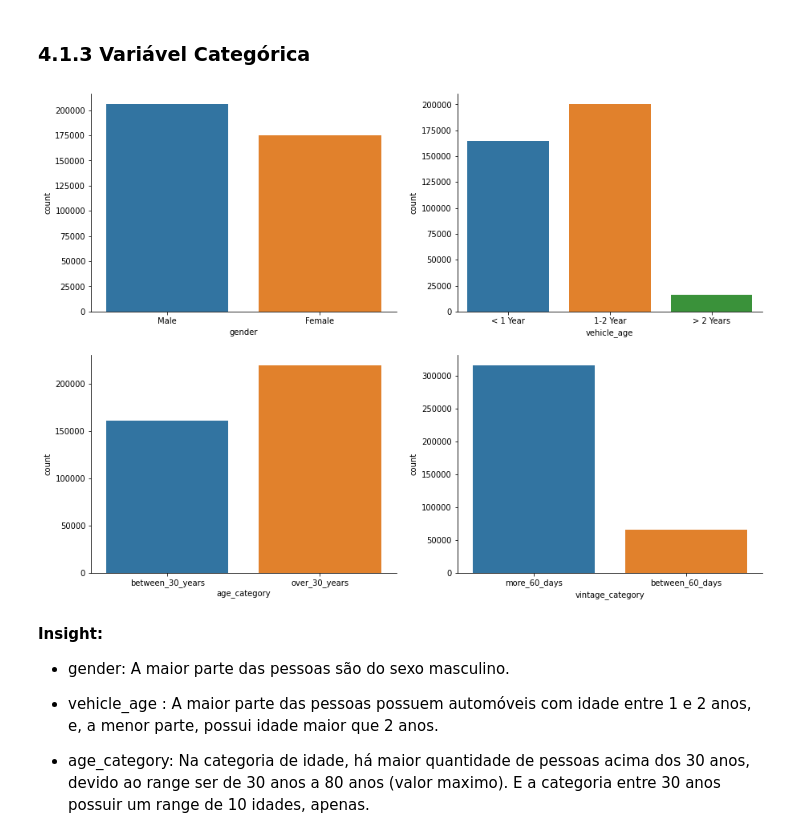
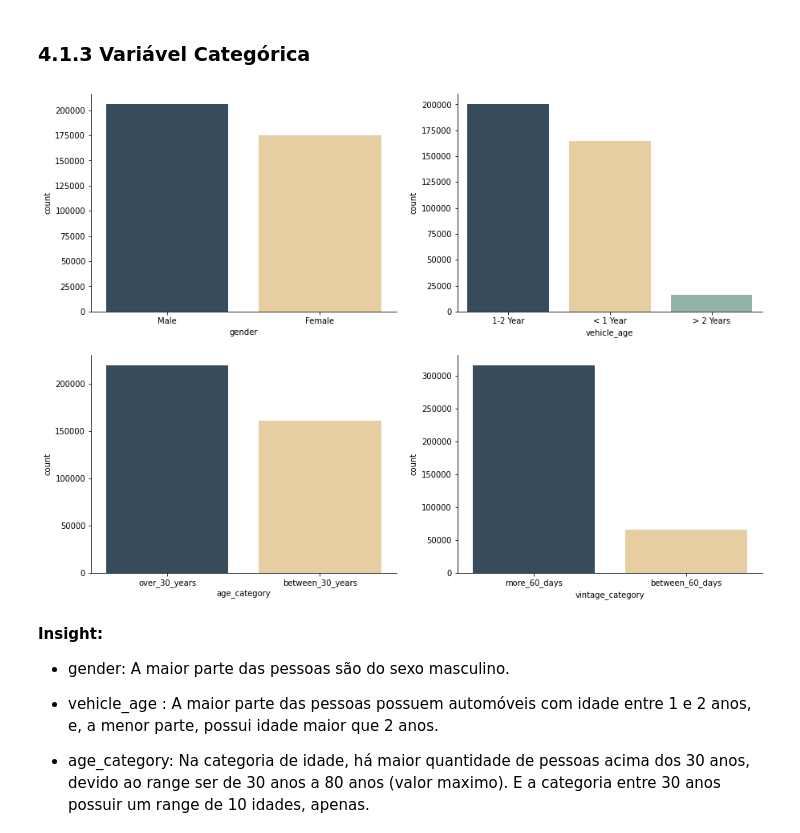
Before and after one commit to Jhonatanslopes/Health-Insurance-Cross-sell, a Jupyter notebook: notebook/notebook.ipynb, the cells around one changed output. Drawn from its saved outputs; the diff is of its cells as text; code cells hidden in the pictures.

```diff
--- a/notebook/notebook.ipynb
+++ b/notebook/notebook.ipynb
@@ -92,6 +89,9 @@ import pickle
 # %%
 # ignore warnings
 warnings.filterwarnings('ignore')
+
+# palette color
+color1, color2 = '#304d63', '#f2d096'
 
 # correlation categories
 def cramer_v(x, y):
@@ -551,26 +553,28 @@ sns.despine(right=True);
 # %%
 # Filter categorical data
 categorical = df4.select_dtypes(include=['object'])
 
 # Figure 1
 plt.figure(figsize=(15, 11))
 plt.subplot(2, 2, 1)
-sns.countplot(x='gender', data=df4)
+sns.countplot(x='gender', data=df4, palette=[color1, color2])
 
 # Figure 2
 plt.subplot(2, 2, 2)
-sns.countplot(x='vehicle_age', data=df4)
+sns.countplot(x='vehicle_age', data=df4, order=df4.vehicle_age.value_counts().sort_values(ascending=False).index,
+                                                                             palette=[color1, color2, '#8fb9aa'])
 
 # Figure 3
 plt.subplot(2, 2, 3)
-sns.countplot(x='age_category', data=df4)
+sns.countplot(x='age_category', data=df4, order=df4.age_category.value_counts().sort_values(ascending=False).index,
+                                                                                          palette=[color1, color2])
 
 # Figure 4
 plt.subplot(2, 2, 4)
-sns.countplot(x='vintage_category', data=df4)
+sns.countplot(x='vintage_category', data=df4, palette=[color1, color2])
 sns.despine(right=True);
 # %% [output]
-[figure, old version]
+[figure, new version]
 # %% [markdown]
 **Insight:**
 
```
Also changed, not shown: parts of 34 cells of this notebook.
